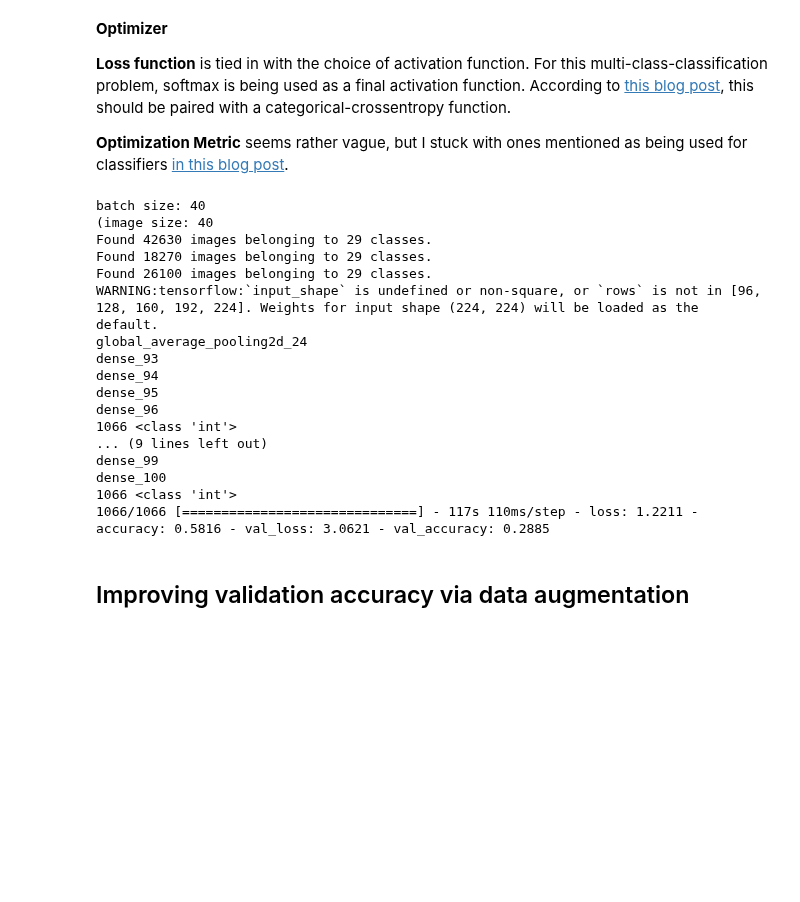
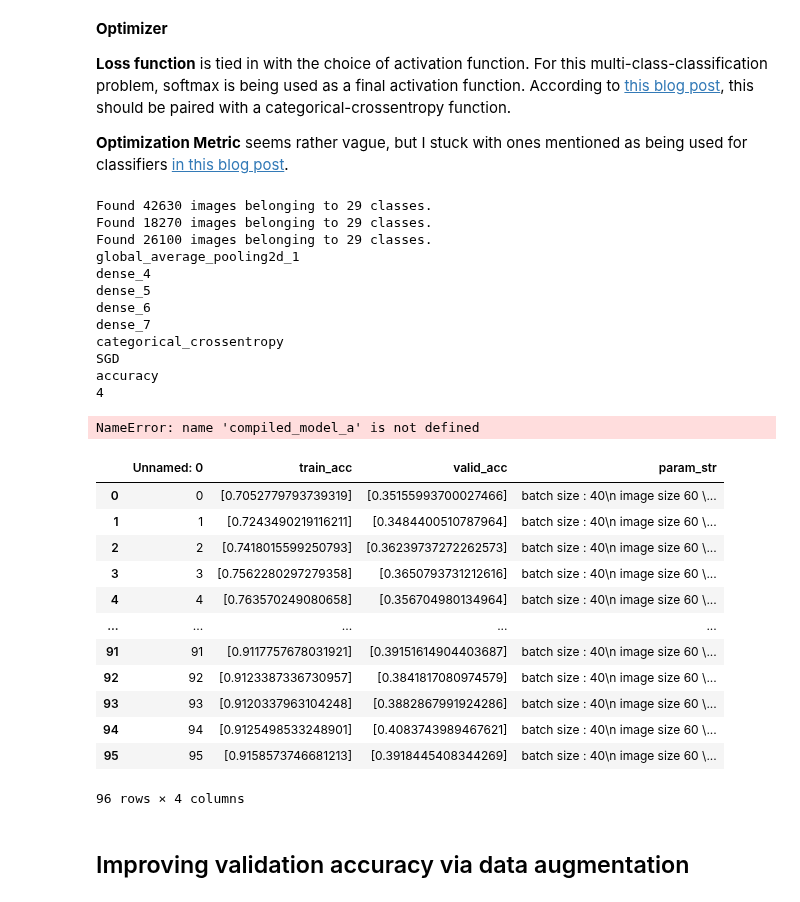
Before and after one commit to Windblown-Marionette/fingerspelling-text, a Jupyter notebook: Fingerspelling-CNN-3-Exploring-Model-Improvements-and-Training-Models.ipynb, the cells around one changed output. Cells and saved outputs as stored; diff of their text form; code cells hidden in the pictures; blank space fills up the shorter version.

```diff
--- a/Fingerspelling-CNN-3-Exploring-Model-Improvements-and-Training-Models.ipynb
+++ b/Fingerspelling-CNN-3-Exploring-Model-Improvements-and-Training-Models.ipynb
@@ -828,27 +840,23 @@ Performing a larger grid search with 3 epochs and, due to time constraints, hype
 
 **Optimization Metric** seems rather vague, but I stuck with ones mentioned as being used for classifiers [in this blog post](https://machinelearningmastery.com/custom-metrics-deep-learning-keras-python/).
 # %%
-test_2 = grid_search(batch_sizes = [40, 160],
-                        image_sizes = [60, 128], #  original train images are 200x200 but kernel may crash
+test_2 = grid_search(batch_sizes = [60],
+                        image_sizes = [96], #  original train images are 200x200 but kernel may crash
                         loss_funcs = ['categorical_crossentropy', 'sparse_categorical_crossentropy'],
                         optims = ['SGD', 'RMSprop', 'Adadelta', 'Adam', 'Adagrad', 'Adamax', 'Nadam', 'Ftrl'],
                         values_to_max = ['accuracy', 'binary_accuracy', 'categorical_accuracy', 'sparse_categorical_accuracy', 'top_k_categorical_accuracy', 'sparse_top_k_categorical_accuracy'],
-                        epochs = [3])
+                        epochs = [4])
 # %% [output]
-batch size: 40
-(image size: 40
 Found 42630 images belonging to 29 classes.
 Found 18270 images belonging to 29 classes.
 Found 26100 images belonging to 29 classes.
-WARNING:tensorflow:`input_shape` is undefined or non-square, or `rows` is not in [96, 128, 160, 192, 224]. Weights for input shape (224, 224) will be loaded as the default.
-global_average_pooling2d_24
-dense_93
-dense_94
-dense_95
-dense_96
-1066 <class 'int'>
-... (9 lines left out)
-dense_99
-dense_100
-1066 <class 'int'>
-1066/1066 [==============================] - 117s 110ms/step - loss: 1.2211 - accuracy: 0.5816 - val_loss: 3.0621 - val_accuracy: 0.2885
+global_average_pooling2d_1
+dense_4
+dense_5
+dense_6
+dense_7
+categorical_crossentropy
+SGD
+accuracy
+4
+NameError: name 'compiled_model_a' is not defined
@@ -855,2 +867,20 @@ dense_100
+# %%
+test_2 = pd.read_csv('data/test_2.csv')
+# %%
+test_2.infer_objects()
+# %% [output]
+|  | Unnamed: 0 | train_acc | valid_acc | param_str |
+| 0 | 0 | [0.7052779793739319] | [0.35155993700027466] | batch size : 40\n image size 60 \... |
+| 1 | 1 | [0.7243490219116211] | [0.3484400510787964] | batch size : 40\n image size 60 \... |
+| 2 | 2 | [0.7418015599250793] | [0.36239737272262573] | batch size : 40\n image size 60 \... |
+| 3 | 3 | [0.7562280297279358] | [0.3650793731212616] | batch size : 40\n image size 60 \... |
+| 4 | 4 | [0.763570249080658] | [0.356704980134964] | batch size : 40\n image size 60 \... |
+| ... | ... | ... | ... | ... |
+| 91 | 91 | [0.9117757678031921] | [0.39151614904403687] | batch size : 40\n image size 60 \... |
+| 92 | 92 | [0.9123387336730957] | [0.3841817080974579] | batch size : 40\n image size 60 \... |
+| 93 | 93 | [0.9120337963104248] | [0.3882867991924286] | batch size : 40\n image size 60 \... |
+| 94 | 94 | [0.9125498533248901] | [0.4083743989467621] | batch size : 40\n image size 60 \... |
+| 95 | 95 | [0.9158573746681213] | [0.3918445408344269] | batch size : 40\n image size 60 \... |
+96 rows × 4 columns
 # %% [markdown]
 ## Improving validation accuracy via data augmentation
```
Also changed, not shown: parts of 6 cells of this notebook.
